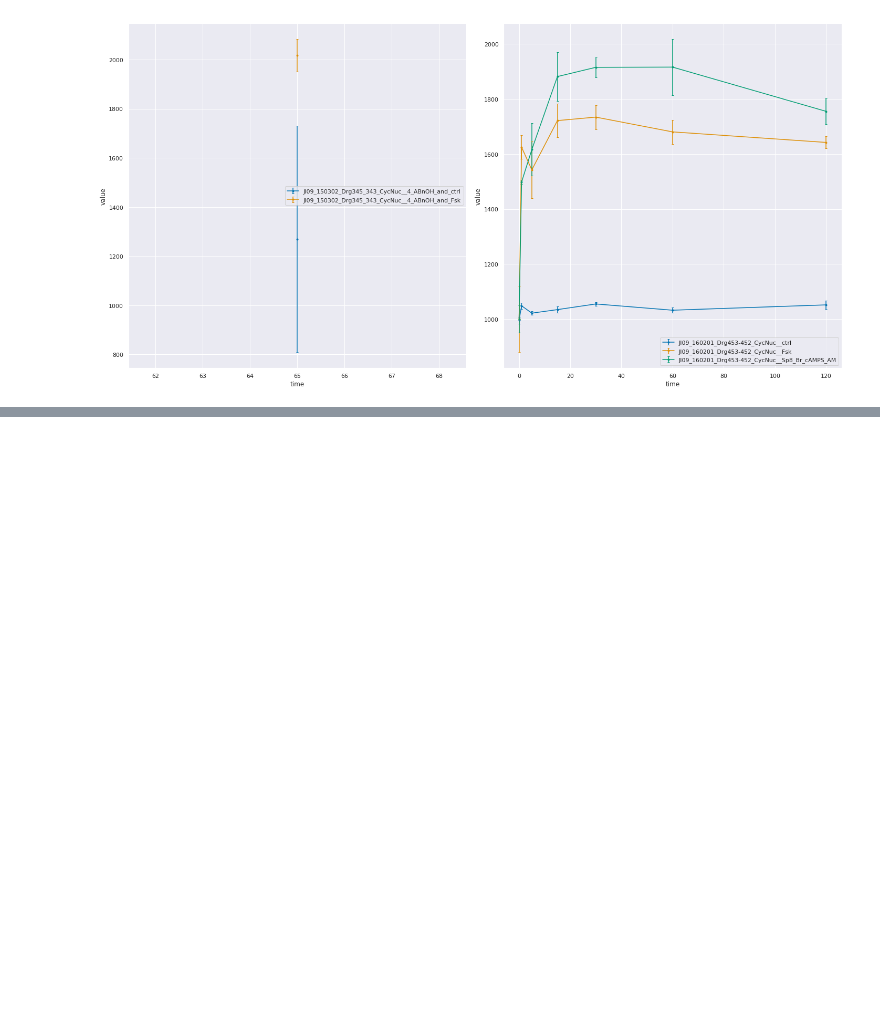
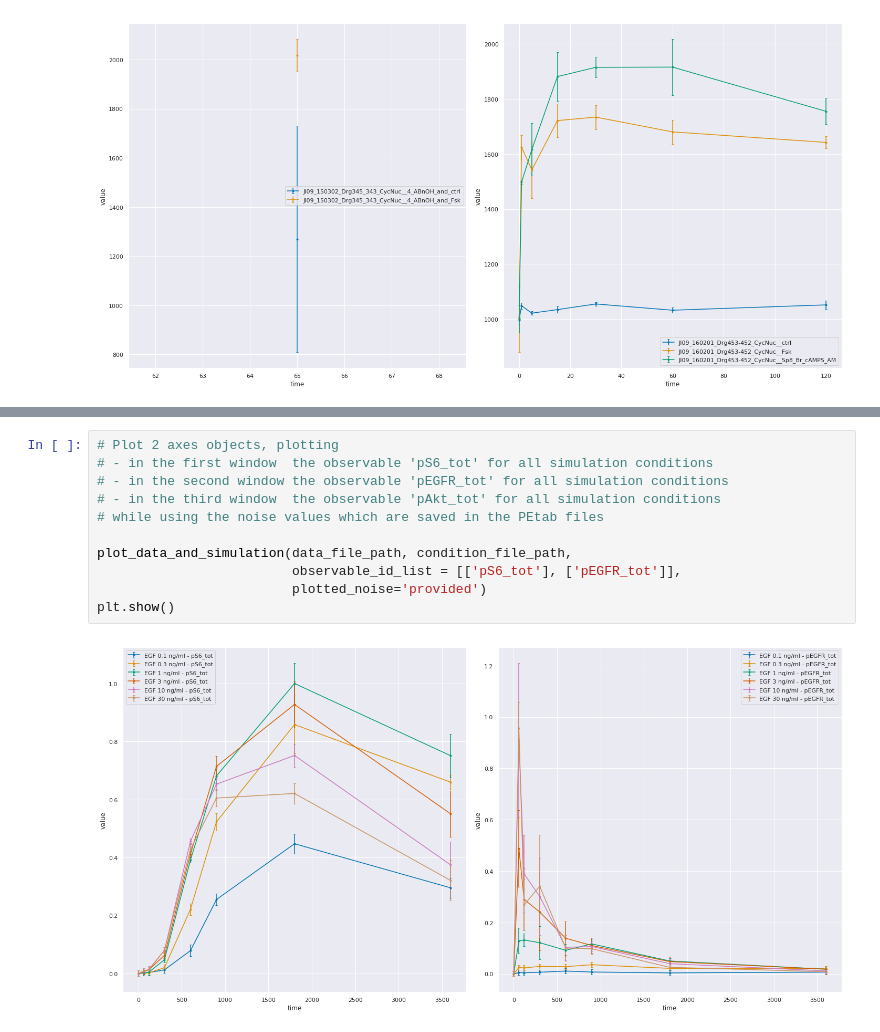
Before and after one commit to PEtab-dev/PEtab, a Jupyter notebook: doc/example/example_visualization.ipynb, the cells around one changed output, grey strips where cells are left out. Saved outputs shown, nothing was run; the diff lists cells and outputs as text; blank space fills up the shorter version.

Commit message:
add examples for provided noise, add test, fix pep8 errors

```diff
--- a/doc/example/example_visualization.ipynb
+++ b/doc/example/example_visualization.ipynb
@@ -96,0 +105,13 @@ plt.show()
+# %%
+# Plot 2 axes objects, plotting
+# - in the first window  the observable 'pS6_tot' for all simulation conditions
+# - in the second window the observable 'pEGFR_tot' for all simulation conditions
+# - in the third window  the observable 'pAkt_tot' for all simulation conditions
+# while using the noise values which are saved in the PEtab files
+
+plot_data_and_simulation(data_file_path, condition_file_path,
+                         observable_id_list = [['pS6_tot'], ['pEGFR_tot']],
+                         plotted_noise='provided')
+plt.show()
+# %% [output]
+[figure, added]
```
Also changed, not shown: parts of 5 cells of this notebook, 2 other files.
